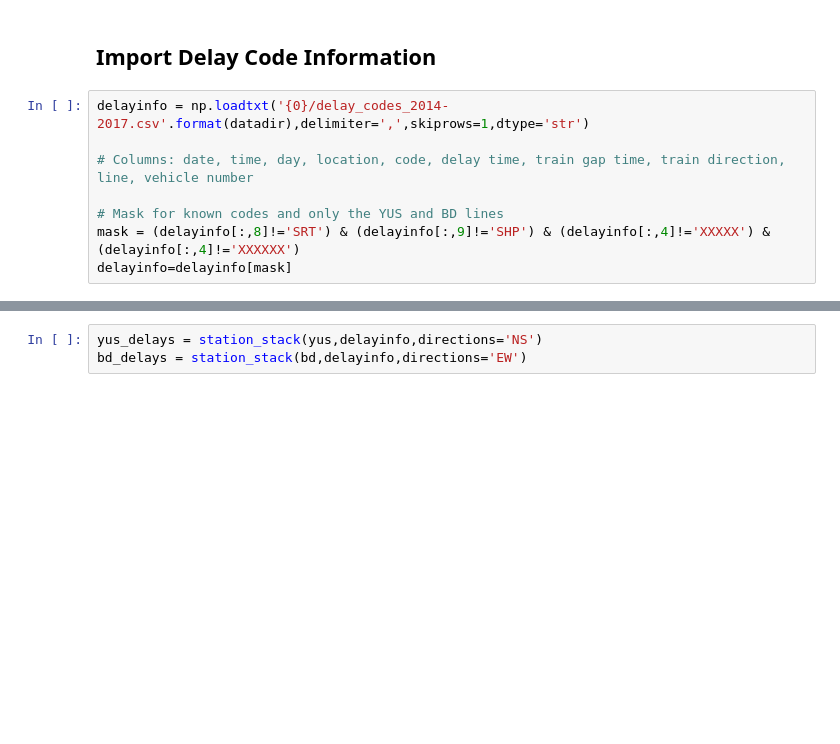
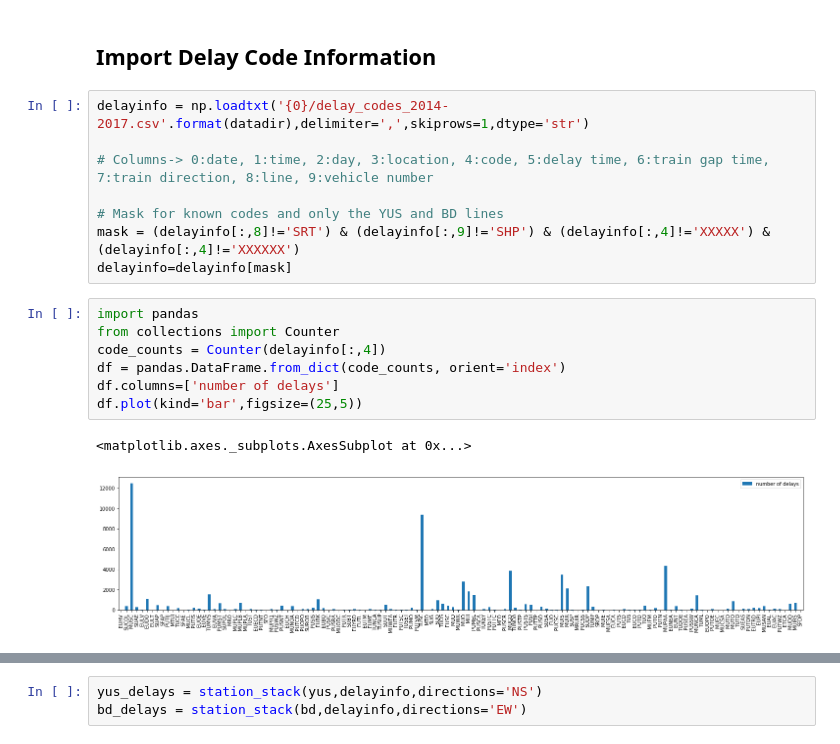
Before and after one commit to npricejones/ttc-vis, a Jupyter notebook: delay-ridership.ipynb, the cells around one changed output, grey strips where cells are left out. Saved outputs shown, nothing was run; the diff lists cells and outputs as text; blank space fills up the shorter version.

```diff
--- a/delay-ridership.ipynb
+++ b/delay-ridership.ipynb
@@ -61,8 +29,18 @@ total = ridership[:,4]
 # %%
 delayinfo = np.loadtxt('{0}/delay_codes_2014-2017.csv'.format(datadir),delimiter=',',skiprows=1,dtype='str')
 
-# Columns: date, time, day, location, code, delay time, train gap time, train direction, line, vehicle number
+# Columns-> 0:date, 1:time, 2:day, 3:location, 4:code, 5:delay time, 6:train gap time, 7:train direction, 8:line, 9:vehicle number
 
 # Mask for known codes and only the YUS and BD lines
 mask = (delayinfo[:,8]!='SRT') & (delayinfo[:,9]!='SHP') & (delayinfo[:,4]!='XXXXX') & (delayinfo[:,4]!='XXXXXX')
 delayinfo=delayinfo[mask]
+# %%
+import pandas
+from collections import Counter
+code_counts = Counter(delayinfo[:,4])
+df = pandas.DataFrame.from_dict(code_counts, orient='index')
+df.columns=['number of delays']
+df.plot(kind='bar',figsize=(25,5))
+# %% [output]
+<matplotlib.axes._subplots.AxesSubplot at 0x...>
+[figure, added]
```
Also changed, not shown: parts of 13 cells of this notebook.
